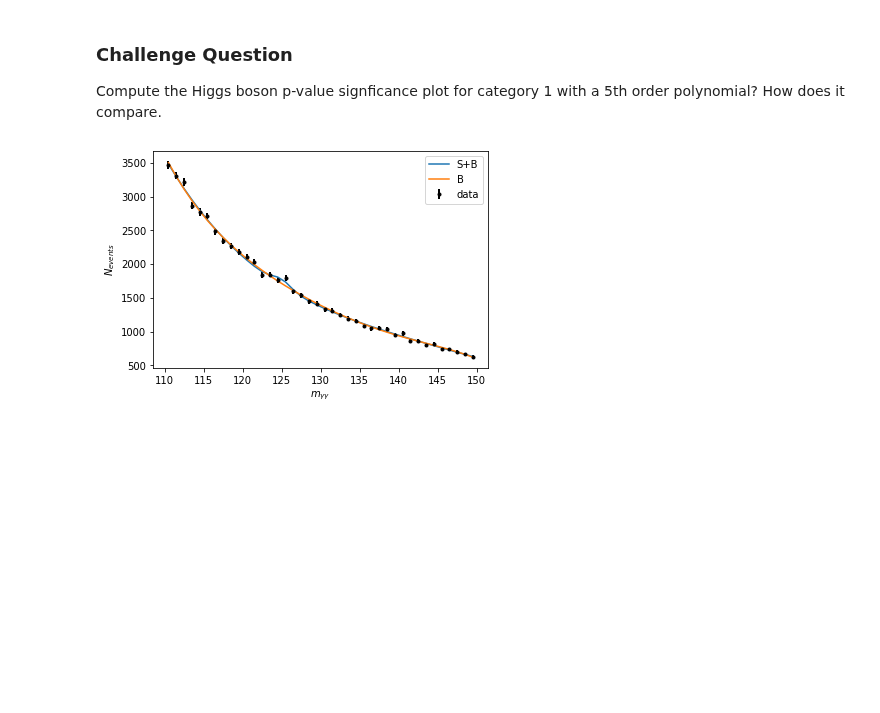
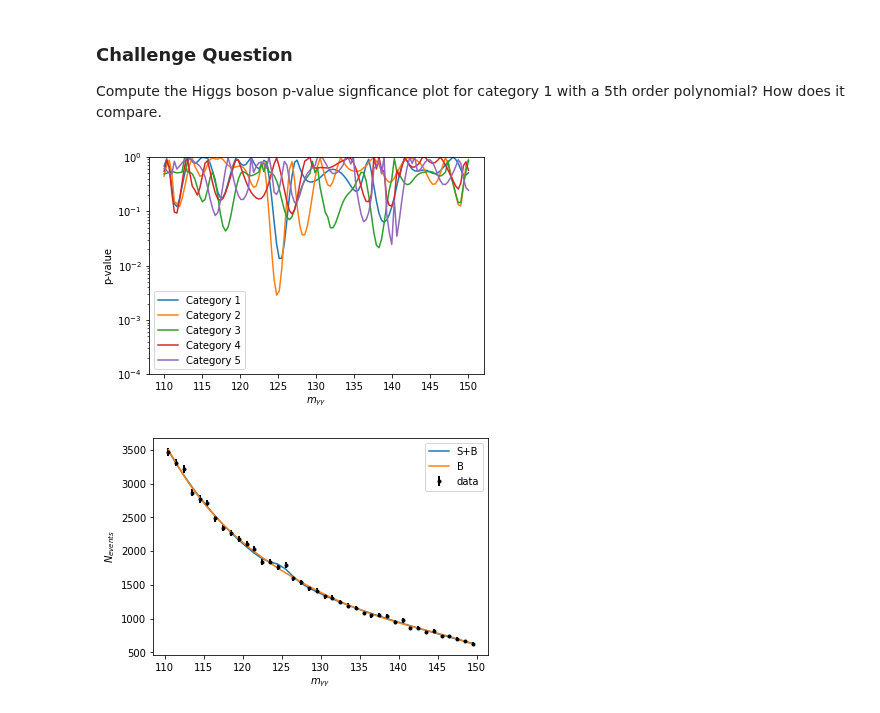
Before and after one commit to MIT-8s50/course, a Jupyter notebook: Lecture9/Lecture09_v1.ipynb, the cells around one changed output. Drawn from its saved outputs; the diff is of its cells as text; code cells hidden in the pictures; blank space fills up the shorter version.

```diff
--- a/Lecture9/Lecture09_v1.ipynb
+++ b/Lecture9/Lecture09_v1.ipynb
@@ -600,6 +612,36 @@ plt.show()
 # %% [markdown]
 ### Challenge Question
 Compute the Higgs boson p-value signficance plot for category 1 with a 5th order polynomial? How does it compare.
+# %%
+def pol5(x, p0, p1,p2,p3,p4,p5):
+    pols=[p0,p1,p2,p3,p4,p5]
+    y = np.polyval(pols,x)
+    return y
+
+def sigpol5(x,p0,p1,p2,p3,p4,p5,amp,mass,sigma):
+    bkg=pol5(x,p0,p1,p2,p3,p4,p5)
+    sig=amp*stats.norm.pdf(x,mass,sigma)
+    return sig+bkg
+
+m0,p0 = pvaluePlot("out.txt",sigpol5,pol5)
+m1,p1 = pvaluePlot("out2.txt",sigpol5,pol5)
+m2,p2 = pvaluePlot("out3.txt",sigpol5,pol5)
+m3,p3 = pvaluePlot("out4.txt",sigpol5,pol5)
+m4,p4 = pvaluePlot("out5.txt",sigpol5,pol5)
+
+plt.plot(m0,p0,label="Category 1")
+plt.plot(m1,p1,label="Category 2")
+plt.plot(m2,p2,label="Category 3")
+plt.plot(m3,p3,label="Category 4")
+plt.plot(m4,p4,label="Category 5")
+plt.ylim((0.0001,1))
+plt.xlabel("$m_{\gamma\gamma}$")
+plt.ylabel("p-value")
+plt.yscale("log")
+plt.legend()
+plt.show()
+# %% [output]
+[figure, added]
 # %%
 #answer
 def sigpol5(x,p0,p1,p2,p3,p4,p5,amp,mass,sigma):
```
Also changed, not shown: parts of 4 cells of this notebook, 1 other file.
